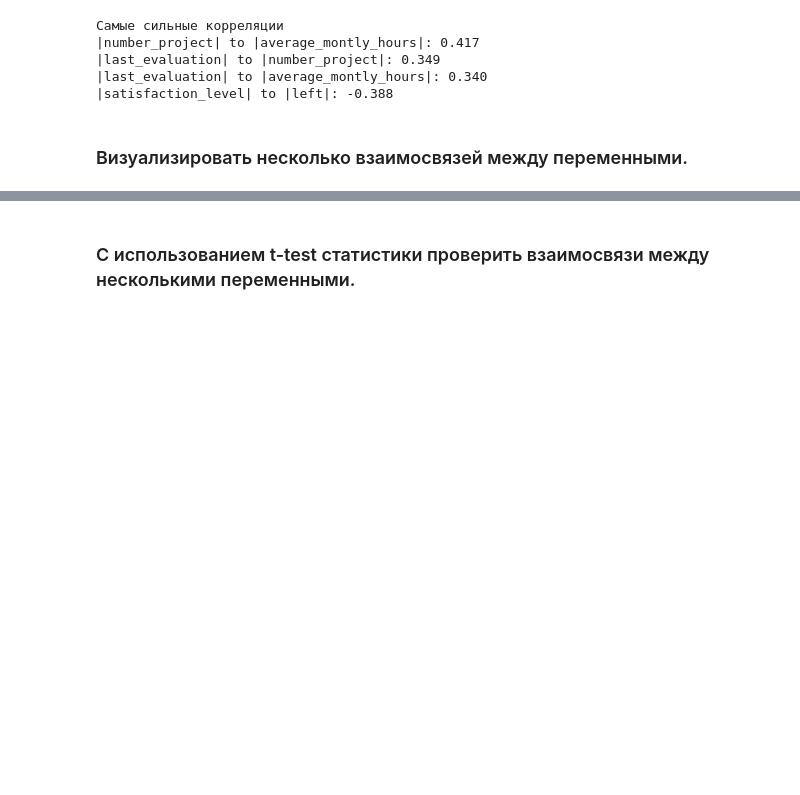
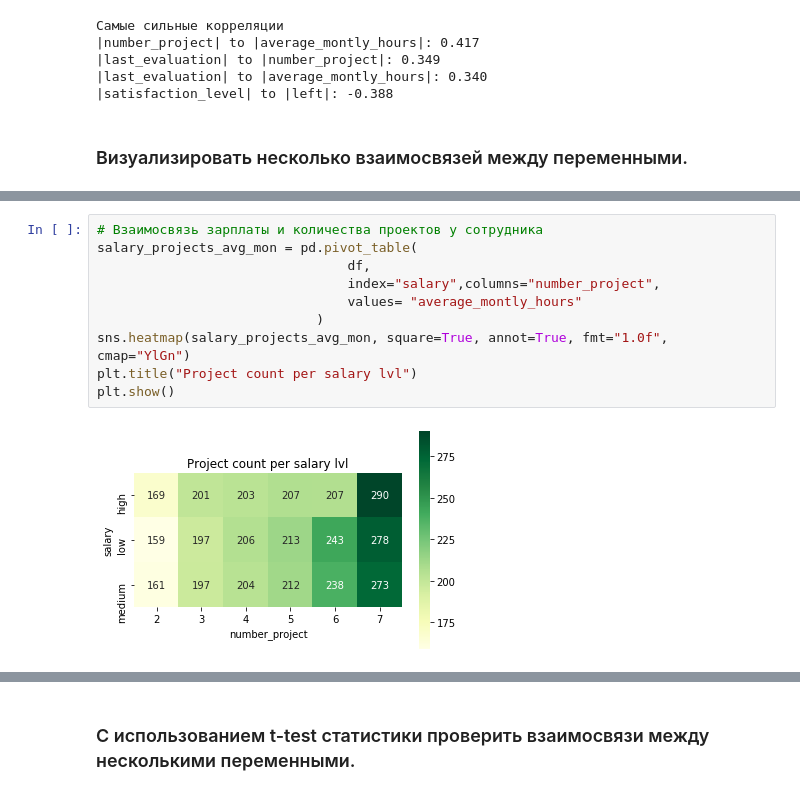
Before and after one commit to tadoran/netology_pyda, a Jupyter notebook: Diplom.ipynb, the cells around one changed output, grey strips where cells are left out. Cells and saved outputs as stored; diff of their text form; blank space fills up the shorter version.

```diff
--- a/Diplom.ipynb
+++ b/Diplom.ipynb
@@ -156,0 +118,12 @@ satisfaction_salary
+# %%
+# Взаимосвязь зарплаты и количества проектов у сотрудника
+salary_projects_avg_mon = pd.pivot_table(
+                                df,
+                                index="salary",columns="number_project",
+                                values= "average_montly_hours"
+                            )
+sns.heatmap(salary_projects_avg_mon, square=True, annot=True, fmt="1.0f", cmap="YlGn")
+plt.title("Project count per salary lvl")
+plt.show()
+# %% [output]
+[figure, added]
```
Also changed, not shown: parts of 65 cells of this notebook.
